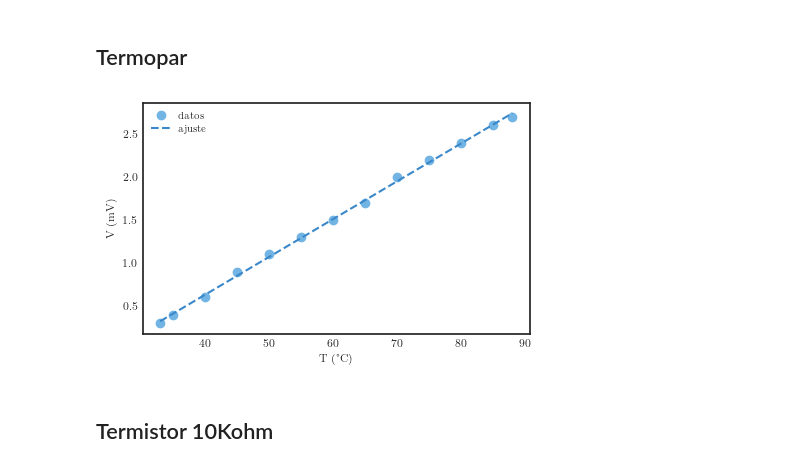
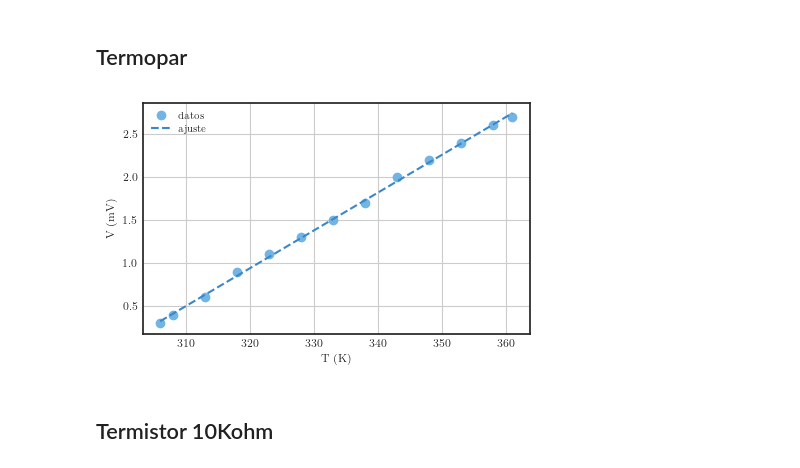
Before and after one commit to JuanSierra2003/hello-world, a Jupyter notebook: termoExp/termometros/exp1.ipynb, the cells around one changed output. Saved outputs shown, nothing was run; the diff lists cells and outputs as text; code cells hidden in the pictures.

```diff
--- a/termoExp/termometros/exp1.ipynb
+++ b/termoExp/termometros/exp1.ipynb
@@ -57,16 +57,17 @@ T_tupla = np.array(dF['T tupla (grados)'])
 # %%
 figure1 = plt.figure(figsize=(5, 3))
 
-plt.plot(T_tupla, V_tupla, 'o', label = 'datos')
-plt.plot(T_tupla, 0.044*T_tupla-1.13, '--', label = 'ajuste')
+plt.plot(T_tupla+273, V_tupla, 'o', label = 'datos')
+plt.plot(T_tupla+273, 0.044*T_tupla-1.13, '--', label = 'ajuste')
 
-plt.xlabel(r'T (°C)')
+plt.xlabel(r'T (K)')
 plt.ylabel(r'V (mV)')
 
+plt.grid()
 plt.legend()
 plt.savefig('termopar.pdf', dpi=300)
 # %% [output]
-[figure, old version]
+[figure, new version]
 # %% [markdown]
 ## Termistor 10Kohm
 # %%
```
Also changed, not shown: parts of 8 cells of this notebook, 7 other files.
